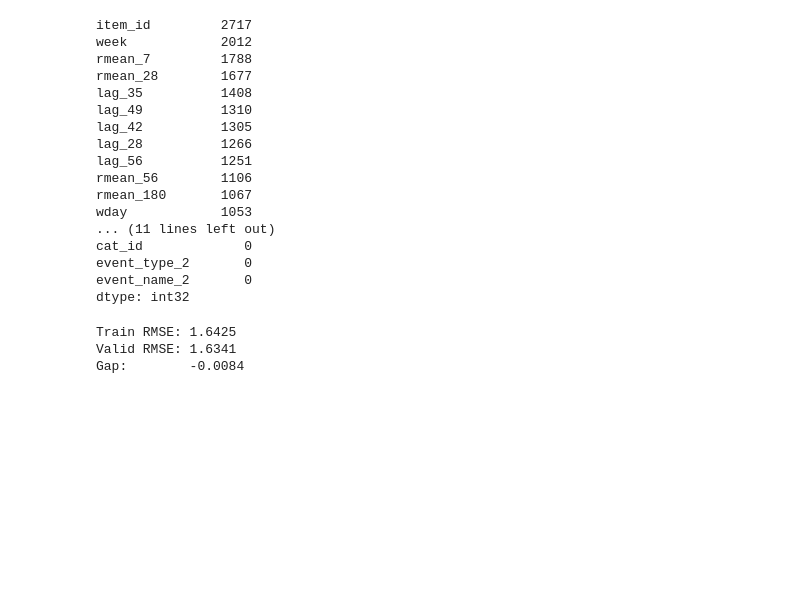
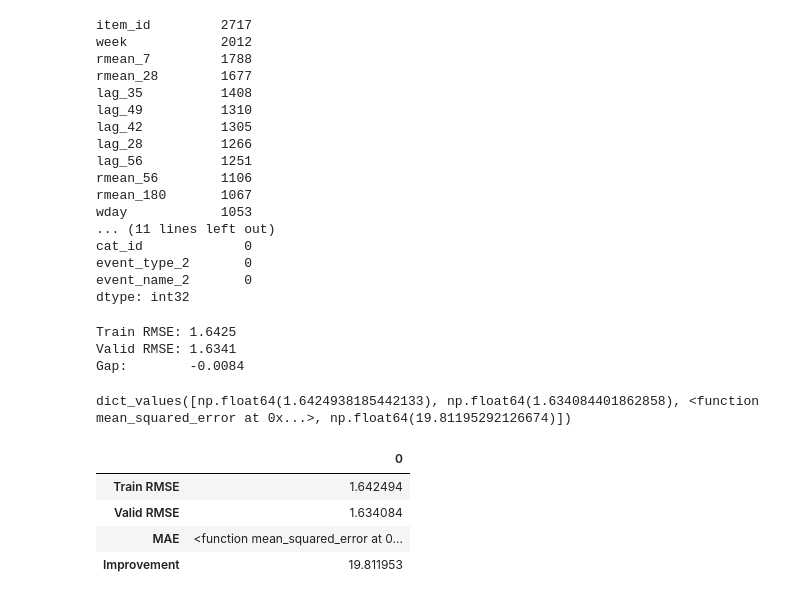
Before and after one commit to Hassan3924/M5-Forecasting, a Jupyter notebook: main.ipynb, the cells around one changed output. Cells and saved outputs as stored; diff of their text form; code cells hidden in the pictures; blank space fills up the shorter version.

```diff
--- a/main.ipynb
+++ b/main.ipynb
@@ -1148,11 +1148,12 @@ rmse = np.sqrt(mean_squared_error(y_valid, preds))
 # Naive baseline: always predict the training mean
 naive_preds = np.full(len(y_valid), y_train.mean())
 naive_rmse = np.sqrt(mean_squared_error(y_valid, naive_preds))
+improvement = (1 - rmse/naive_rmse) * 100
 
 print(f"Model RMSE:    {rmse:.4f}")
 print(f"Naive RMSE:    {naive_rmse:.4f}")
 print(f"Mean units:    {y_valid.mean():.4f}")
-print(f"Improvement:   {(1 - rmse/naive_rmse)*100:.1f}%")
+print(f"Improvement:   {improvement:.1f}%")
 # %% [output]
 Model RMSE:    1.6341
 Naive RMSE:    2.0378
@@ -1215,3 +1216,20 @@ print(f"Gap:        {valid_rmse - train_rmse:.4f}")
 Train RMSE: 1.6425
 Valid RMSE: 1.6341
 Gap:        -0.0084
+# %%
+model_eval = {"Train RMSE": train_rmse,
+              "Valid RMSE": valid_rmse,
+              "MAE": mean_squared_error,
+              "Improvement": improvement}
+# %%
+model_eval.values()
+# %% [output]
+dict_values([np.float64(1.6424938185442133), np.float64(1.634084401862858), <function mean_squared_error at 0x...>, np.float64(19.81195292126674)])
+# %%
+pd.DataFrame(data = model_eval.values(), index = model_eval.keys() )
+# %% [output]
+|  | 0 |
+| Train RMSE | 1.642494 |
+| Valid RMSE | 1.634084 |
+| MAE | <function mean_squared_error at 0... |
+| Improvement | 19.811953 |
```
Also changed, not shown: parts of 1 cell of this notebook.
